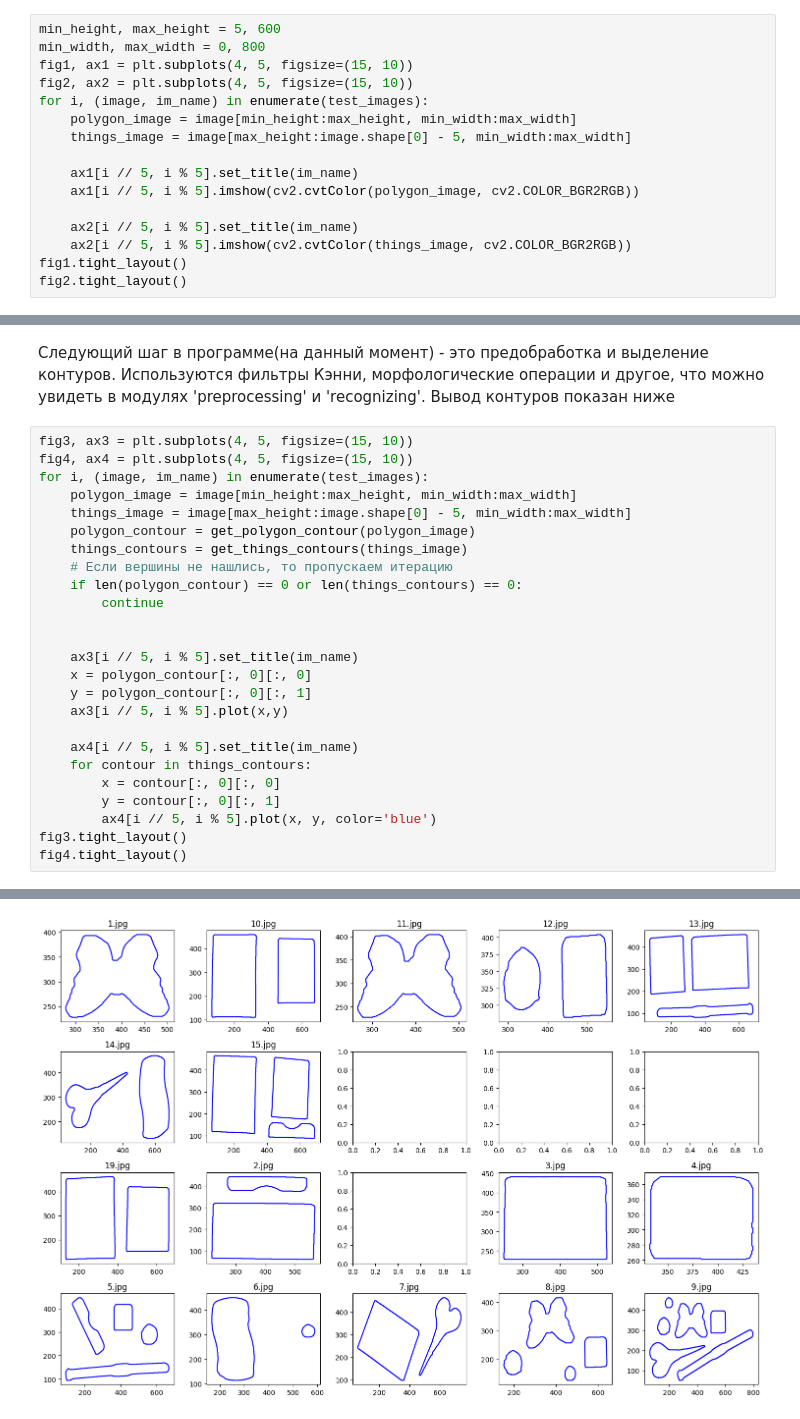
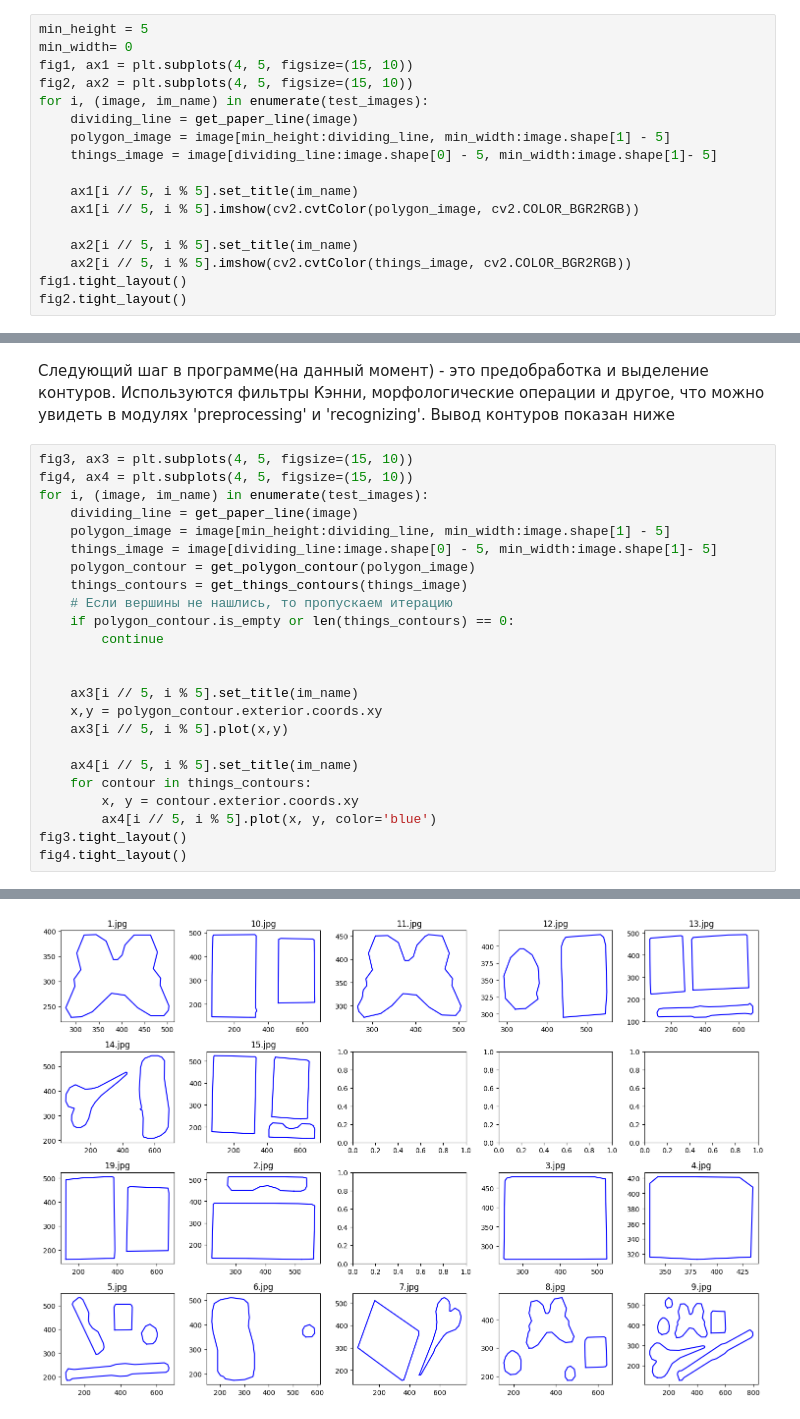
Before and after one commit to DmitryjVeselyj/Intelligent-Placer, a Jupyter notebook: demonstration.ipynb, the cells around one changed output, grey strips where cells are left out. Saved outputs shown, nothing was run; the diff lists cells and outputs as text.

```diff
--- a/demonstration.ipynb
+++ b/demonstration.ipynb
@@ -25,13 +26,14 @@ fig.tight_layout()
 Как видим, всё хорошо(вроде бы?).
 Делим изображение на две части, в одной из которых будут предметы, а в другой многоугольник
 # %%
-min_height, max_height = 5, 600
-min_width, max_width = 0, 800
+min_height = 5
+min_width= 0
 fig1, ax1 = plt.subplots(4, 5, figsize=(15, 10))
 fig2, ax2 = plt.subplots(4, 5, figsize=(15, 10))
 for i, (image, im_name) in enumerate(test_images):
-    polygon_image = image[min_height:max_height, min_width:max_width]
-    things_image = image[max_height:image.shape[0] - 5, min_width:max_width]
+    dividing_line = get_paper_line(image)
+    polygon_image = image[min_height:dividing_line, min_width:image.shape[1] - 5]
+    things_image = image[dividing_line:image.shape[0] - 5, min_width:image.shape[1]- 5]
 
     ax1[i // 5, i % 5].set_title(im_name)
     ax1[i // 5, i % 5].imshow(cv2.cvtColor(polygon_image, cv2.COLOR_BGR2RGB))
@@ -49,24 +51,23 @@ fig2.tight_layout()
 fig3, ax3 = plt.subplots(4, 5, figsize=(15, 10))
 fig4, ax4 = plt.subplots(4, 5, figsize=(15, 10))
 for i, (image, im_name) in enumerate(test_images):
-    polygon_image = image[min_height:max_height, min_width:max_width]
-    things_image = image[max_height:image.shape[0] - 5, min_width:max_width]
+    dividing_line = get_paper_line(image)
+    polygon_image = image[min_height:dividing_line, min_width:image.shape[1] - 5]
+    things_image = image[dividing_line:image.shape[0] - 5, min_width:image.shape[1]- 5]
     polygon_contour = get_polygon_contour(polygon_image)
     things_contours = get_things_contours(things_image)
     # Если вершины не нашлись, то пропускаем итерацию
-    if len(polygon_contour) == 0 or len(things_contours) == 0:
+    if polygon_contour.is_empty or len(things_contours) == 0:
         continue
 
 
     ax3[i // 5, i % 5].set_title(im_name)
-    x = polygon_contour[:, 0][:, 0]
-    y = polygon_contour[:, 0][:, 1]
+    x,y = polygon_contour.exterior.coords.xy
     ax3[i // 5, i % 5].plot(x,y)
 
     ax4[i // 5, i % 5].set_title(im_name)
     for contour in things_contours:
-        x = contour[:, 0][:, 0]
-        y = contour[:, 0][:, 1]
+        x, y = contour.exterior.coords.xy
         ax4[i // 5, i % 5].plot(x, y, color='blue')
 fig3.tight_layout()
 fig4.tight_layout()
@@ -75 +76 @@ fig4.tight_layout()
-[figure, old version]
+[figure, new version]
```
Also changed, not shown: parts of 6 cells of this notebook, 6 other files.
